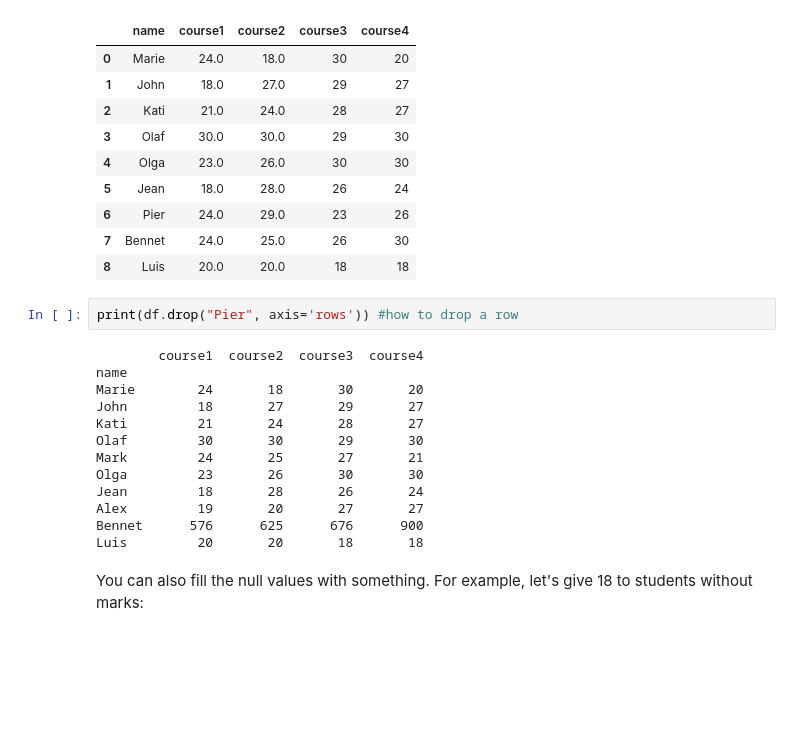
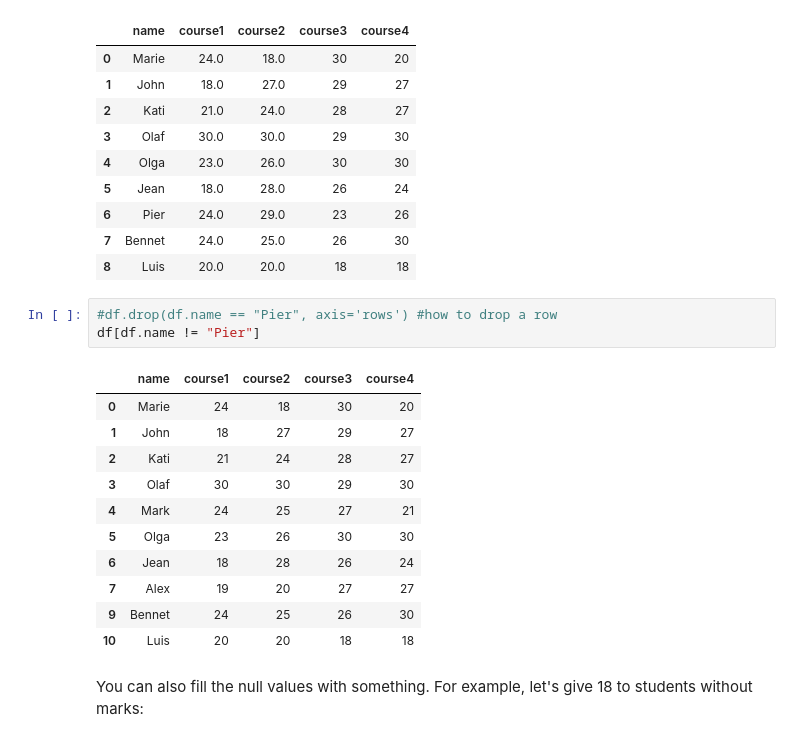
Before and after one commit to alessimichele/AdvancedProgramming_dssc22, a Jupyter notebook: python/Lecture6.ipynb, the cells around one changed output. Saved outputs shown, nothing was run; the diff lists cells and outputs as text; blank space fills up the shorter version.

```diff
--- a/python/Lecture6.ipynb
+++ b/python/Lecture6.ipynb
@@ -222,20 +234,20 @@ df2.drop("index", axis='columns') #how to drop a column
 | 7 | Bennet | 24.0 | 25.0 | 26 | 30 |
 | 8 | Luis | 20.0 | 20.0 | 18 | 18 |
 # %%
-print(df.drop("Pier", axis='rows')) #how to drop a row
+#df.drop(df.name == "Pier", axis='rows') #how to drop a row
+df[df.name != "Pier"]
 # %% [output]
-        course1  course2  course3  course4
-name
-Marie        24       18       30       20
-John         18       27       29       27
-Kati         21       24       28       27
-Olaf         30       30       29       30
-Mark         24       25       27       21
-Olga         23       26       30       30
-Jean         18       28       26       24
-Alex         19       20       27       27
-Bennet      576      625      676      900
-Luis         20       20       18       18
+|  | name | course1 | course2 | course3 | course4 |
+| 0 | Marie | 24 | 18 | 30 | 20 |
+| 1 | John | 18 | 27 | 29 | 27 |
+| 2 | Kati | 21 | 24 | 28 | 27 |
+| 3 | Olaf | 30 | 30 | 29 | 30 |
+| 4 | Mark | 24 | 25 | 27 | 21 |
+| 5 | Olga | 23 | 26 | 30 | 30 |
+| 6 | Jean | 18 | 28 | 26 | 24 |
+| 7 | Alex | 19 | 20 | 27 | 27 |
+| 9 | Bennet | 24 | 25 | 26 | 30 |
+| 10 | Luis | 20 | 20 | 18 | 18 |
 # %% [markdown]
 You can also fill the null values with something. For example, let's give 18 to students without marks:
 # %%
```
Also changed, not shown: parts of 11 cells of this notebook, 2 other files.
